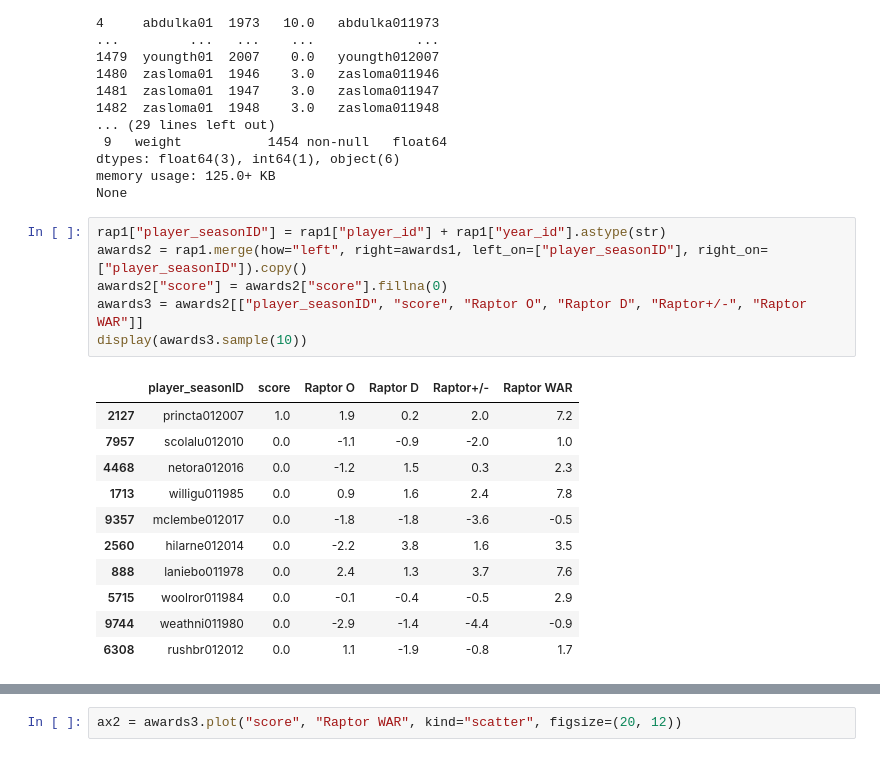
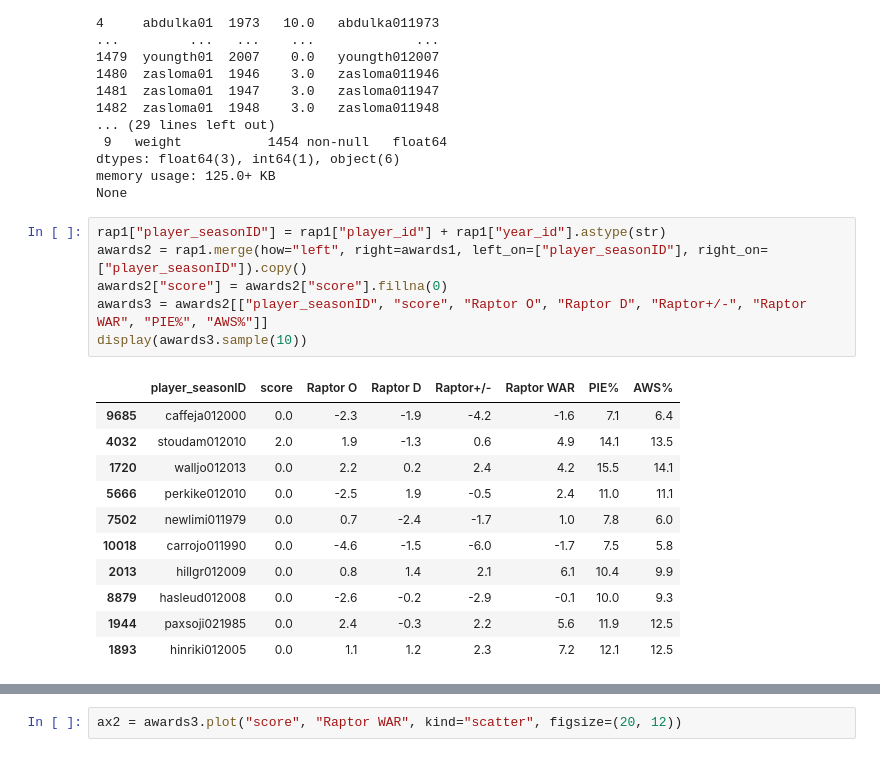
Before and after one commit to carl2727/NBA-data-analysis-project, a Jupyter notebook: 01.ipynb, the cells around one changed output, grey strips where cells are left out. Saved outputs shown, nothing was run; the diff lists cells and outputs as text.

```diff
--- a/01.ipynb
+++ b/01.ipynb
@@ -424,21 +424,21 @@ None
 # %%
 rap1["player_seasonID"] = rap1["player_id"] + rap1["year_id"].astype(str)
 awards2 = rap1.merge(how="left", right=awards1, left_on=["player_seasonID"], right_on=["player_seasonID"]).copy()
 awards2["score"] = awards2["score"].fillna(0)
-awards3 = awards2[["player_seasonID", "score", "Raptor O", "Raptor D", "Raptor+/-", "Raptor WAR"]]
+awards3 = awards2[["player_seasonID", "score", "Raptor O", "Raptor D", "Raptor+/-", "Raptor WAR", "PIE%", "AWS%"]]
 display(awards3.sample(10))
 # %% [output]
-|  | player_seasonID | score | Raptor O | Raptor D | Raptor+/- | Raptor WAR |
-| 2127 | princta012007 | 1.0 | 1.9 | 0.2 | 2.0 | 7.2 |
-| 7957 | scolalu012010 | 0.0 | -1.1 | -0.9 | -2.0 | 1.0 |
-| 4468 | netora012016 | 0.0 | -1.2 | 1.5 | 0.3 | 2.3 |
-| 1713 | willigu011985 | 0.0 | 0.9 | 1.6 | 2.4 | 7.8 |
-| 9357 | mclembe012017 | 0.0 | -1.8 | -1.8 | -3.6 | -0.5 |
-| 2560 | hilarne012014 | 0.0 | -2.2 | 3.8 | 1.6 | 3.5 |
-| 888 | laniebo011978 | 0.0 | 2.4 | 1.3 | 3.7 | 7.6 |
-| 5715 | woolror011984 | 0.0 | -0.1 | -0.4 | -0.5 | 2.9 |
-| 9744 | weathni011980 | 0.0 | -2.9 | -1.4 | -4.4 | -0.9 |
-| 6308 | rushbr012012 | 0.0 | 1.1 | -1.9 | -0.8 | 1.7 |
+|  | player_seasonID | score | Raptor O | Raptor D | Raptor+/- | Raptor WAR | PIE% | AWS% |
+| 9685 | caffeja012000 | 0.0 | -2.3 | -1.9 | -4.2 | -1.6 | 7.1 | 6.4 |
+| 4032 | stoudam012010 | 2.0 | 1.9 | -1.3 | 0.6 | 4.9 | 14.1 | 13.5 |
+| 1720 | walljo012013 | 0.0 | 2.2 | 0.2 | 2.4 | 4.2 | 15.5 | 14.1 |
+| 5666 | perkike012010 | 0.0 | -2.5 | 1.9 | -0.5 | 2.4 | 11.0 | 11.1 |
+| 7502 | newlimi011979 | 0.0 | 0.7 | -2.4 | -1.7 | 1.0 | 7.8 | 6.0 |
+| 10018 | carrojo011990 | 0.0 | -4.6 | -1.5 | -6.0 | -1.7 | 7.5 | 5.8 |
+| 2013 | hillgr012009 | 0.0 | 0.8 | 1.4 | 2.1 | 6.1 | 10.4 | 9.9 |
+| 8879 | hasleud012008 | 0.0 | -2.6 | -0.2 | -2.9 | -0.1 | 10.0 | 9.3 |
+| 1944 | paxsoji021985 | 0.0 | 2.4 | -0.3 | 2.2 | 5.6 | 11.9 | 12.5 |
+| 1893 | hinriki012005 | 0.0 | 1.1 | 1.2 | 2.3 | 7.2 | 12.1 | 12.5 |
 # %% [markdown]
 ### Correlations between Awards Score and RAPTOR
 
```
Also changed, not shown: parts of 3 cells of this notebook.
